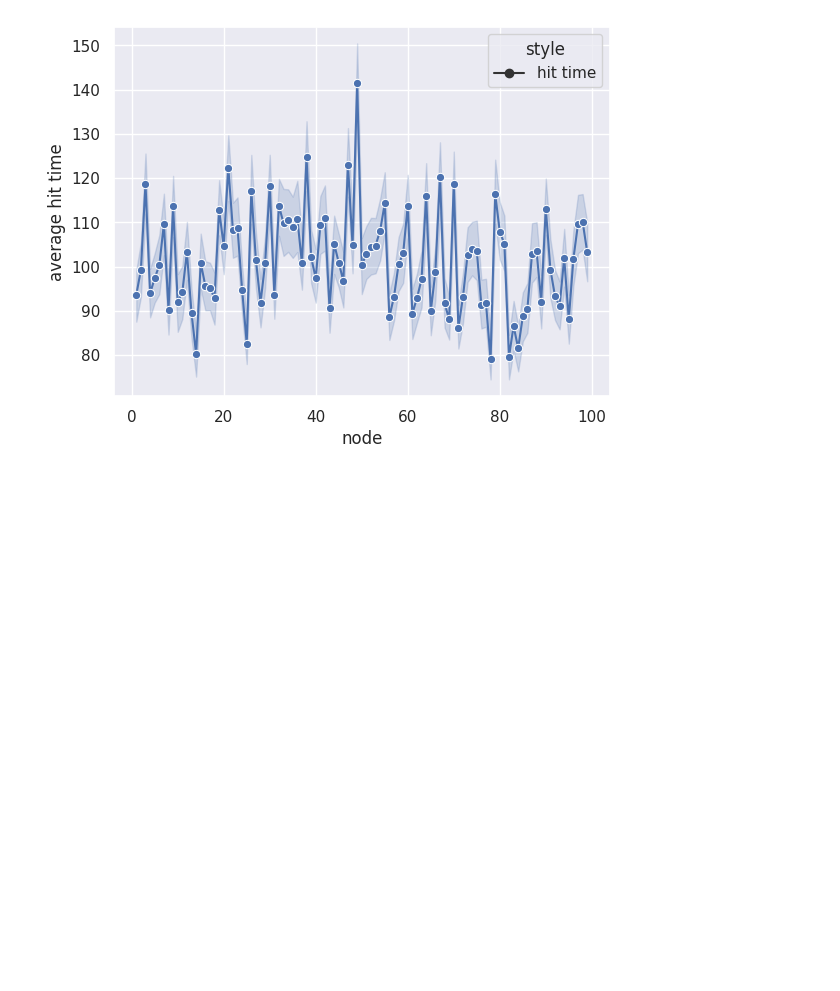
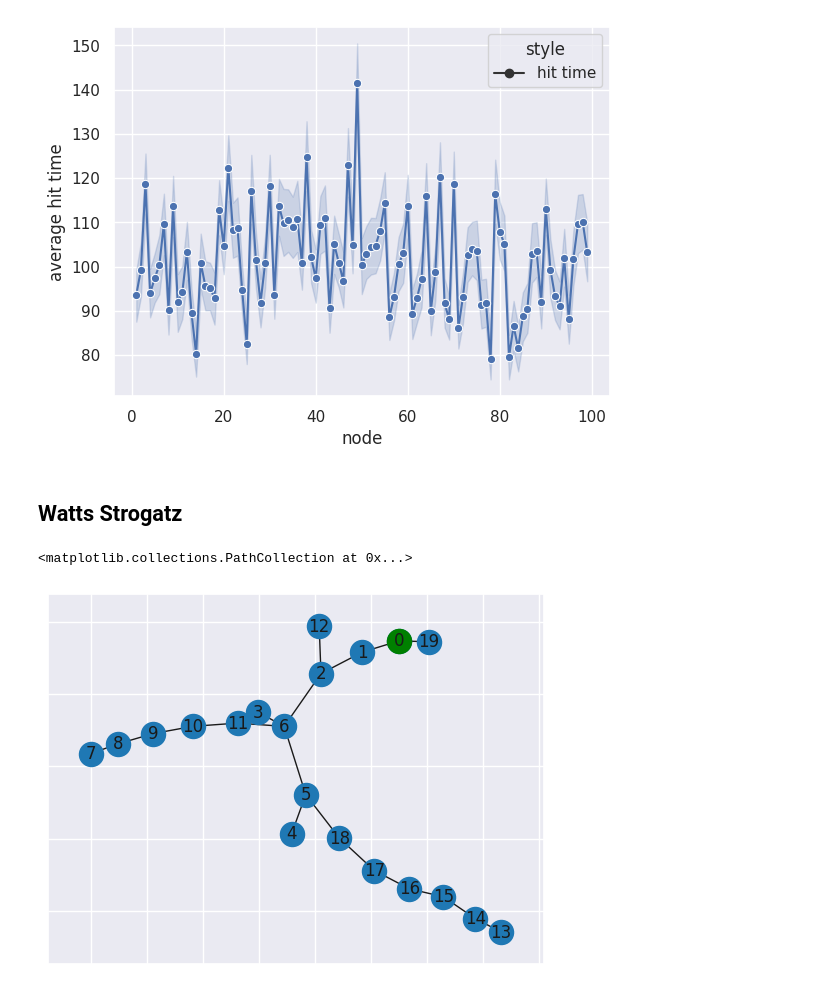
Before and after one commit to meluzyn100/DPOCN, a Jupyter notebook: labs/list4/list4_3.ipynb, the cells around one changed output. Saved outputs shown, nothing was run; the diff lists cells and outputs as text; code cells hidden in the pictures; blank space fills up the shorter version.

Commit message:
list4 ex3 Watts Strogatz

```diff
--- a/labs/list4/list4_3.ipynb
+++ b/labs/list4/list4_3.ipynb
@@ -185,3 +185,20 @@ plt.show()
 # %% [output]
 Mean hit time: 100.33239
 [figure]
+# %% [markdown]
+## Watts Strogatz
+# %%
+n = 20
+k = 2
+p = 0.2
+start_node = 0
+
+g2 = Graph().Watts_Strogatz_model( n , k, p)
+
+pos = nx.spring_layout(g2, seed=3068)
+# pos = nx.circular_layout(g2)
+nx.draw_networkx(g2, pos)
+nx.draw_networkx_nodes(g2, pos, nodelist=[start_node], node_color="green")
+# %% [output]
+<matplotlib.collections.PathCollection at 0x...>
+[figure, added]
```
Also changed, not shown: parts of 8 cells of this notebook.
